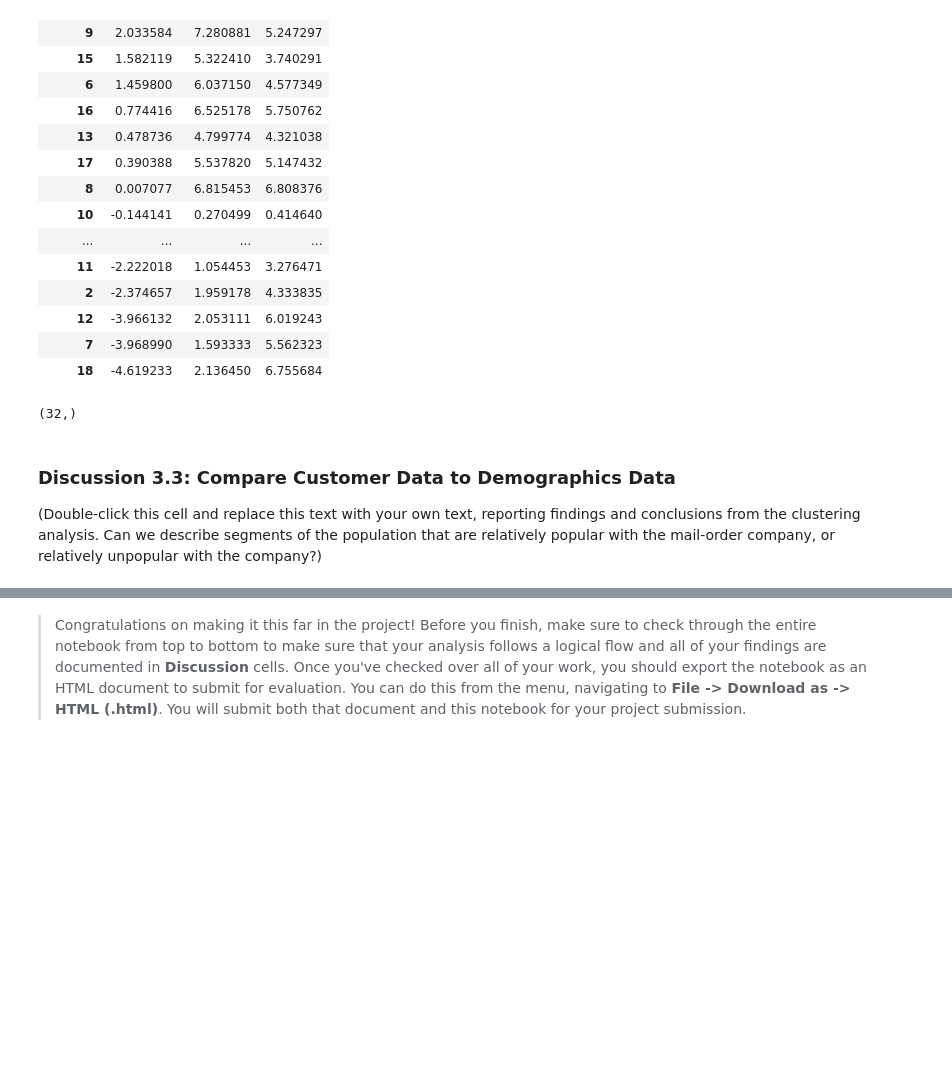
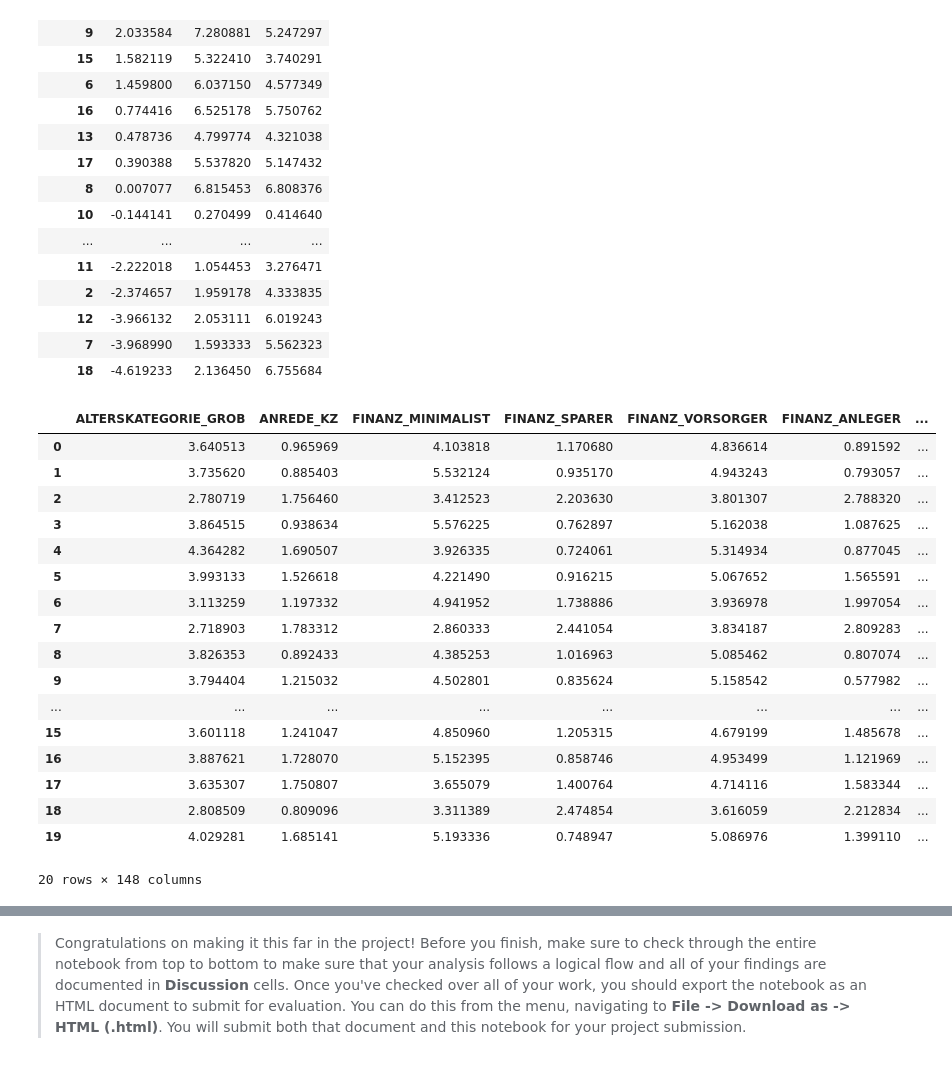
Before and after one commit to denizn/Identify-Customer-Segments, a Jupyter notebook: Identify_Customer_Segments.ipynb, the cells around one changed output, grey strips where cells are left out. Cells and saved outputs as stored; diff of their text form; code cells hidden in the pictures; blank space fills up the shorter version.

```diff
--- a/Identify_Customer_Segments.ipynb
+++ b/Identify_Customer_Segments.ipynb
@@ -894,12 +892,27 @@ diff
 # %%
 # What kinds of people are part of a cluster that is overrepresented in the
 # customer data compared to the general population?
+# Clusters 1, 3 and 9 are overly represented in the customer data.
 
-# Cluster 15, 9 and 19 are overly represented in the customer data.
-kmeans.cluster_centers_[0].shape
+# Cluster center specs can be found below:
+cluster_specs = pd.DataFrame(scaler.inverse_transform(pca.inverse_transform(kmeans.cluster_centers_)), columns=azdias_lowmiss.columns)
+cluster_specs
 # %% [output]
+|  | ALTERSKATEGORIE_GROB | ANREDE_KZ | FINANZ_MINIMALIST | FINANZ_SPARER | FINANZ_VORSORGER | FINANZ_ANLEGER | ... |
+| 0 | 3.640513 | 0.965969 | 4.103818 | 1.170680 | 4.836614 | 0.891592 | ... |
+| 1 | 3.735620 | 0.885403 | 5.532124 | 0.935170 | 4.943243 | 0.793057 | ... |
+| 2 | 2.780719 | 1.756460 | 3.412523 | 2.203630 | 3.801307 | 2.788320 | ... |
+| 3 | 3.864515 | 0.938634 | 5.576225 | 0.762897 | 5.162038 | 1.087625 | ... |
+| 4 | 4.364282 | 1.690507 | 3.926335 | 0.724061 | 5.314934 | 0.877045 | ... |
+| 5 | 3.993133 | 1.526618 | 4.221490 | 0.916215 | 5.067652 | 1.565591 | ... |
+| 6 | 3.113259 | 1.197332 | 4.941952 | 1.738886 | 3.936978 | 1.997054 | ... |
+| 7 | 2.718903 | 1.783312 | 2.860333 | 2.441054 | 3.834187 | 2.809283 | ... |
+| 8 | 3.826353 | 0.892433 | 4.385253 | 1.016963 | 5.085462 | 0.807074 | ... |
+| 9 | 3.794404 | 1.215032 | 4.502801 | 0.835624 | 5.158542 | 0.577982 | ... |
+| ... | ... | ... | ... | ... | ... | ... | ... |
+| 15 | 3.601118 | 1.241047 | 4.850960 | 1.205315 | 4.679199 | 1.485678 | ... |
+| 16 | 3.887621 | 1.728070 | 5.152395 | 0.858746 | 4.953499 | 1.121969 | ... |
+| 17 | 3.635307 | 1.750807 | 3.655079 | 1.400764 | 4.714116 | 1.583344 | ... |
+| 18 | 2.808509 | 0.809096 | 3.311389 | 2.474854 | 3.616059 | 2.212834 | ... |
+| 19 | 4.029281 | 1.685141 | 5.193336 | 0.748947 | 5.086976 | 1.399110 | ... |
-(32,)
+20 rows × 148 columns
-# %% [markdown]
-### Discussion 3.3: Compare Customer Data to Demographics Data
-
-(Double-click this cell and replace this text with your own text, reporting findings and conclusions from the clustering analysis. Can we describe segments of the population that are relatively popular with the mail-order company, or relatively unpopular with the company?)
```
Also changed, not shown: parts of 10 cells of this notebook, 1 other file.
